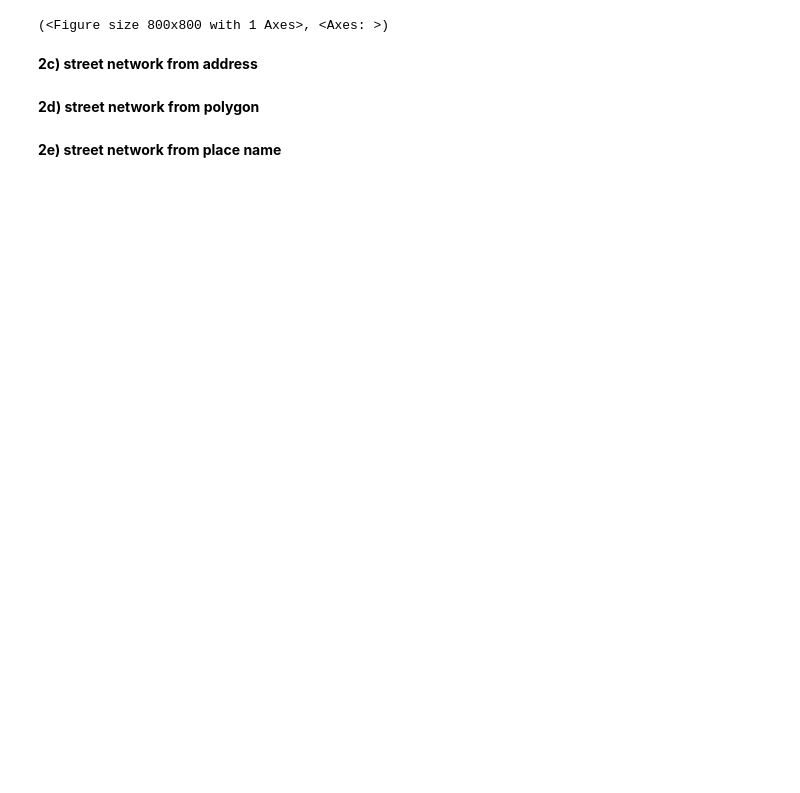
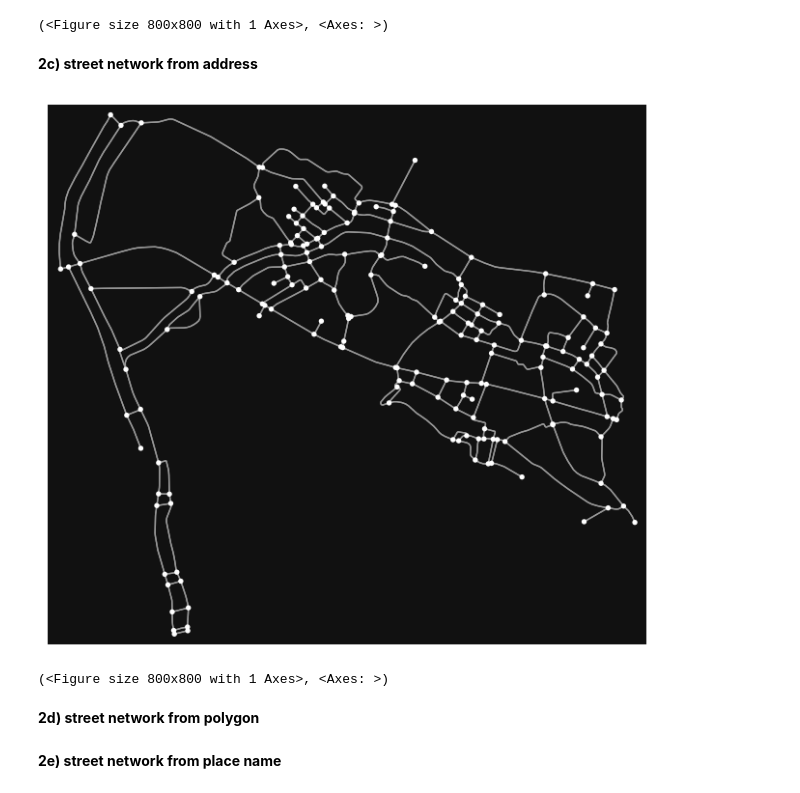
Before and after one commit to salsaagz/OSMnx-python-for-street-network, a Jupyter notebook: scripts/extract-visualize-correct-save-analyze.ipynb, the cells around one changed output. Cells and saved outputs as stored; diff of their text form; code cells hidden in the pictures; blank space fills up the shorter version.

```diff
--- a/scripts/extract-visualize-correct-save-analyze.ipynb
+++ b/scripts/extract-visualize-correct-save-analyze.ipynb
@@ -49,8 +72,11 @@ ox.plot_graph(G)
 # %% [markdown]
 **2c) street network from address**
 # %%
-G = ox.graph_from_address('350 5th Ave, New York, New York', network_type='drive')
+G = ox.graph_from_address('Jalan Stadion Pancasila , Sungai Penuh, Jambi', network_type='drive')
 ox.plot_graph(G)
+# %% [output]
+[figure, added]
+(<Figure size 800x800 with 1 Axes>, <Axes: >)
 # %% [markdown]
 **2d) street network from polygon**
 # %%
```
Also changed, not shown: parts of 11 cells of this notebook.
